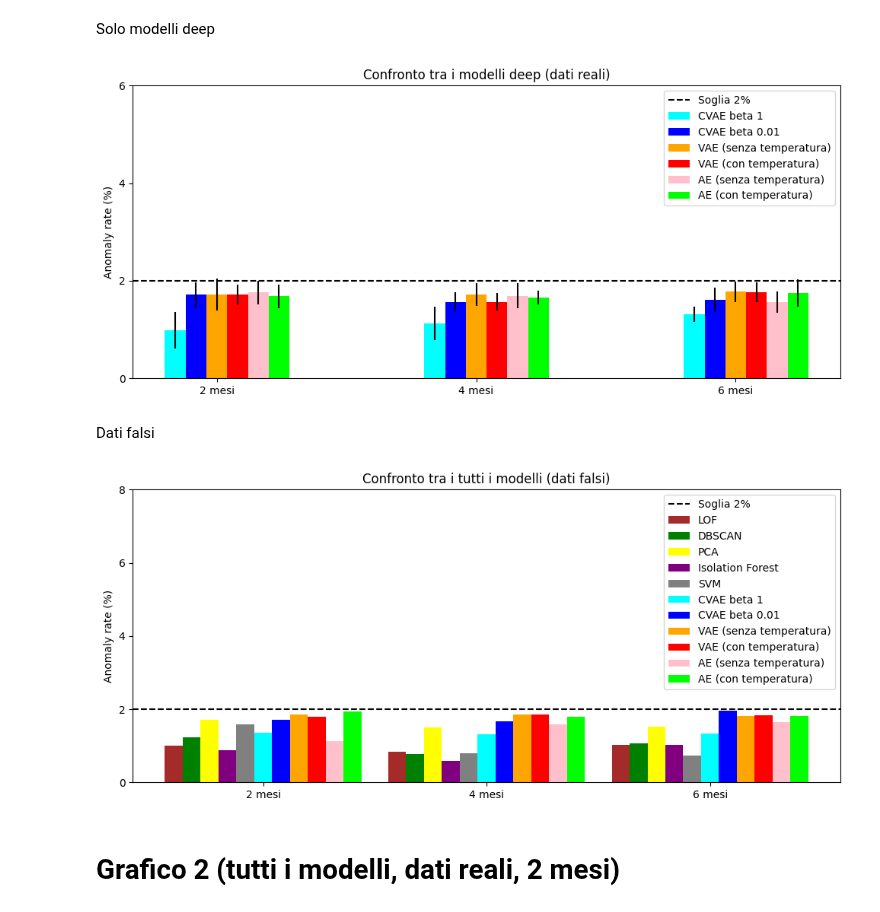
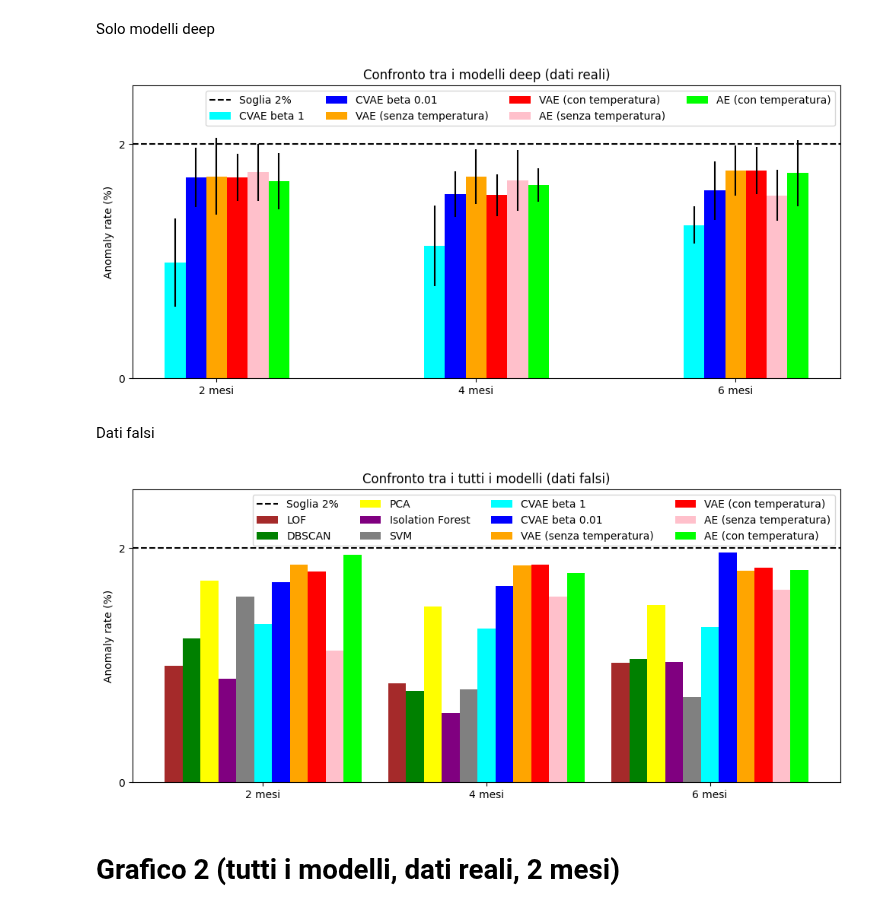
Before and after one commit to RickyF404/Tesi, a Jupyter notebook: Graphs.ipynb, the cells around one changed output. Drawn from its saved outputs; the diff is of its cells as text; code cells hidden in the pictures.

```diff
--- a/Graphs.ipynb
+++ b/Graphs.ipynb
@@ -190,6 +190,7 @@ x = np.arange(len(labels))
 y = np.arange(0, 8, step=2)
 fig, ax = plt.subplots(figsize=(12, 5))
 w = 0.08
+# ax.set_ylim(0.02)
 
 
 ax.bar(x-2*w, real_mean_CVAE_beta_1.values*100, width=w, yerr=real_std_CVAE_beta_1*100, color="aqua", label="CVAE beta 1")
@@ -205,10 +206,11 @@ ax.set_xticklabels(labels)
 ax.set_yticks(y)
 ax.set_ylabel("Anomaly rate (%)")
 plt.title("Confronto tra i modelli deep (dati reali)")
-plt.legend()
+plt.legend(ncol=4)
+plt.ylim(0, 2.5)
 plt.show()
 # %% [output]
-[figure, old version]
+[figure, new version]
 # %% [markdown]
 Dati falsi
 # %%
@@ -234,31 +236,32 @@ fake_mean_AE_temp = AE_temp_ridotto_fake.groupby("window_size")["anomaly"].mean(
 # %%
 labels = ["2 mesi", "4 mesi", "6 mesi"]
 x = np.arange(len(labels))
 y = np.arange(0, 10, step=2)
 fig, ax = plt.subplots(figsize=(12, 5))
 w = 0.08
 ax.bar(x-5*w, fake_mean_LOF.values*100, width=w, color="brown", label="LOF")
 ax.bar(x-4*w, fake_mean_DBSCAN.values*100, width=w, color="green", label="DBSCAN")
 ax.bar(x-3*w, fake_mean_PCA.values*100, width=w, color="yellow", label="PCA")
 ax.bar(x-2*w, fake_mean_IF.values*100, width=w, color="purple", label="Isolation Forest")
 ax.bar(x-w, fake_mean_SVM.values*100, width=w, color="gray", label="SVM")
 ax.bar(x, fake_mean_CVAE_beta_1.values*100, width=w, color="aqua", label="CVAE beta 1")
 ax.bar(x+w, fake_mean_CVAE_beta_001.values*100, width=w, color="blue", label="CVAE beta 0.01")
 ax.bar(x+2*w, fake_mean_VAE_no_temp.values*100, width=w, color="orange", label="VAE (senza temperatura)")
 ax.bar(x+3*w, fake_mean_VAE_temp.values*100, width=w, color="red", label="VAE (con temperatura)")
 ax.bar(x+4*w, fake_mean_AE_no_temp.values*100, width=w, color="pink", label="AE (senza temperatura)")
 ax.bar(x+5*w, fake_mean_AE_temp.values*100, width=w, color="lime", label="AE (con temperatura)")
 
 ax.axhline(2, color="black", linestyle="--", label="Soglia 2%")
 ax.set_xticks(x)
 ax.set_xticklabels(labels)
 ax.set_yticks(y)
 ax.set_ylabel("Anomaly rate (%)")
 plt.title("Confronto tra i tutti i modelli (dati falsi)")
-plt.legend()
+plt.legend(ncol = 4)
+plt.ylim(0, 2.5)
 plt.show()
 # %% [output]
-[figure, old version]
+[figure, new version]
 # %% [markdown]
 # Grafico 2 (tutti i modelli, dati reali, 2 mesi)
 # %%
```
Also changed, not shown: parts of 12 cells of this notebook.
